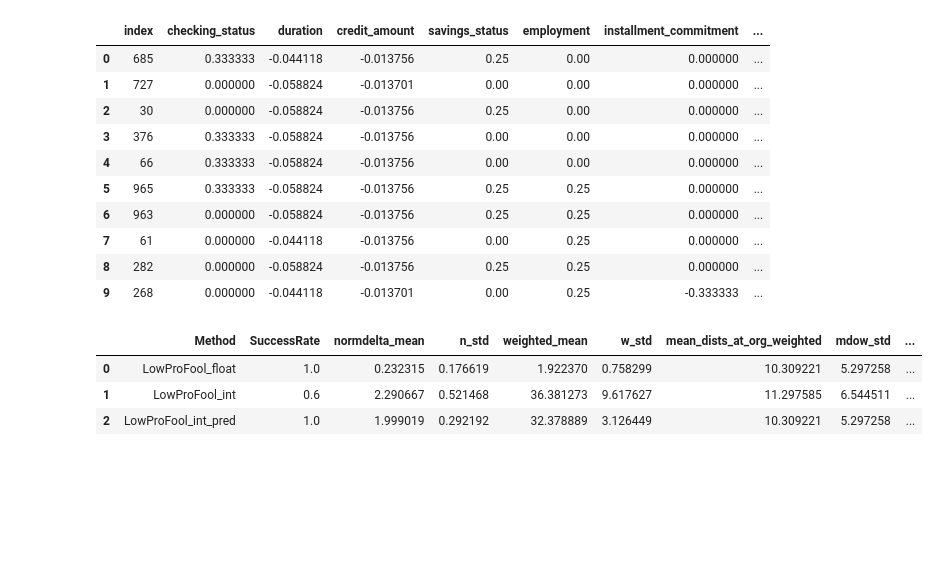
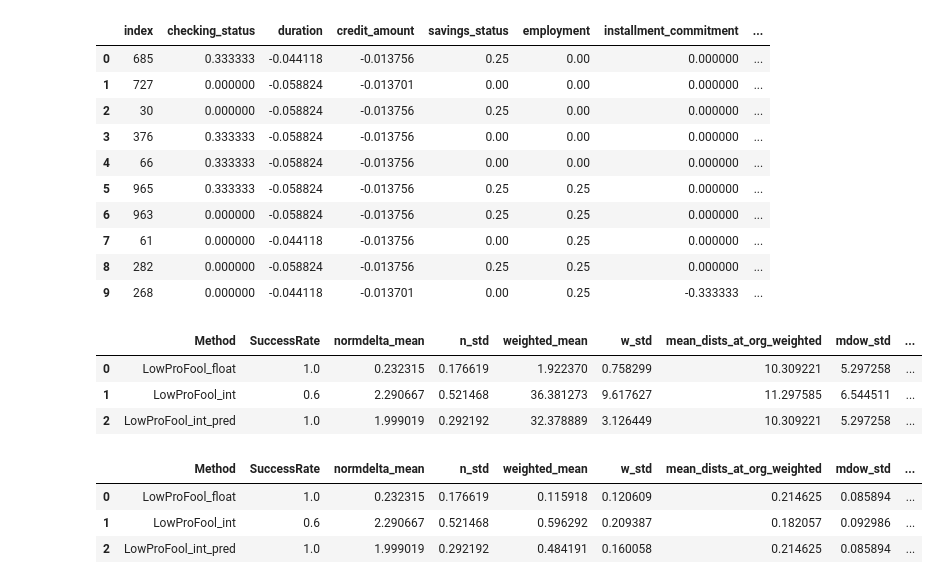
Before and after one commit to ShotaArima/lowprofool_x86, a Jupyter notebook: src/Propose-Method4.ipynb, the cells around one changed output. Drawn from its saved outputs; the diff is of its cells as text; code cells hidden in the pictures; blank space fills up the shorter version.

```diff
--- a/src/Propose-Method4.ipynb
+++ b/src/Propose-Method4.ipynb
@@ -947,3 +947,40 @@ all_metrics
 | 0 | LowProFool_float | 1.0 | 0.232315 | 0.176619 | 1.922370 | 0.758299 | 10.309221 | 5.297258 | ... |
 | 1 | LowProFool_int | 0.6 | 2.290667 | 0.521468 | 36.381273 | 9.617627 | 11.297585 | 6.544511 | ... |
 | 2 | LowProFool_int_pred | 1.0 | 1.999019 | 0.292192 | 32.378889 | 3.126449 | 10.309221 | 5.297258 | ... |
+# %%
+config['Weights'] = [0.71813206, 0.38413224, 0.29282084, 0.25283419, 0.24308791, 0.16457184, 0.04581754, 0.23020663, 0.07578091, 0.03970977, 0.09536038, 0.17139551]
+# %%
+config['AdvData'] = {
+    'LowProFool_float' : df_adv_lpf1,
+    'LowProFool_int' : df_adv_lpf2,
+    'LowProFool_int_pred' : df_adv_lpf3}
+
+# Compute metrics
+list_metrics = {'SuccessRate' : True,
+                'iter_means': False,
+                'iter_std': False,
+                'normdelta_median': False,
+                'normdelta_mean': True,
+                'n_std': True,
+                'weighted_median': False,
+                'weighted_mean': True,
+                'w_std': True,
+                'mean_dists_at_org': False,
+                'median_dists_at_org': False,
+                'mean_dists_at_tgt': False,
+                'mean_dists_at_org_weighted': True,
+                'mdow_std': True,
+                'median_dists_at_org_weighted': False,
+                'mean_dists_at_tgt_weighted': True,
+                'mdtw_std': True,
+                'prop_same_class_arg_org': False,
+                'prop_same_class_arg_adv': False}
+
+all_metrics = get_metrics(config, list_metrics)
+all_metrics = pd.DataFrame(all_metrics, columns=['Method'] + [k for k, v in list_metrics.items() if v])
+all_metrics
+# %% [output]
+|  | Method | SuccessRate | normdelta_mean | n_std | weighted_mean | w_std | mean_dists_at_org_weighted | mdow_std | ... |
+| 0 | LowProFool_float | 1.0 | 0.232315 | 0.176619 | 0.115918 | 0.120609 | 0.214625 | 0.085894 | ... |
+| 1 | LowProFool_int | 0.6 | 2.290667 | 0.521468 | 0.596292 | 0.209387 | 0.182057 | 0.092986 | ... |
+| 2 | LowProFool_int_pred | 1.0 | 1.999019 | 0.292192 | 0.484191 | 0.160058 | 0.214625 | 0.085894 | ... |
```
Also changed, not shown: 1 other file.
